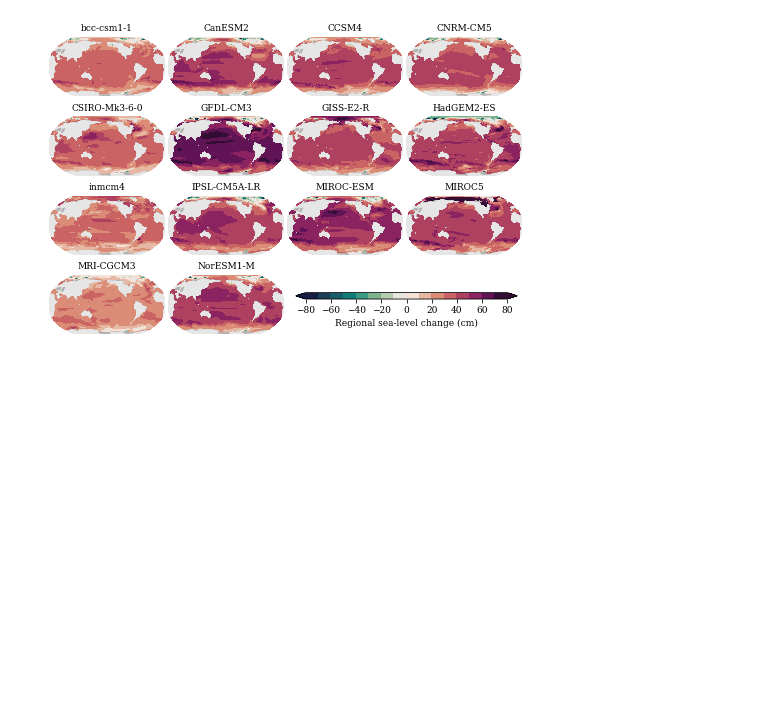
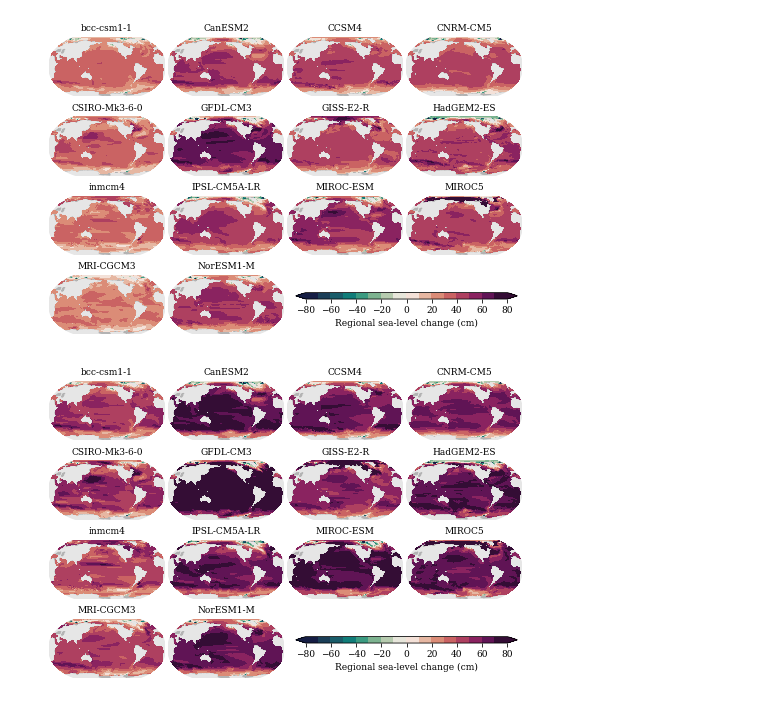
Before and after one commit to erwinlambert/codependence, a Jupyter notebook: plotcode/draftplot_ensemble_rsl.ipynb, the cells around one changed output. Saved outputs shown, nothing was run; the diff lists cells and outputs as text; code cells hidden in the pictures; blank space fills up the shorter version.

```diff
--- a/plotcode/draftplot_ensemble_rsl.ipynb
+++ b/plotcode/draftplot_ensemble_rsl.ipynb
@@ -37,31 +37,31 @@ def makeglobal(ax):
     ax.add_feature(cfeature.OCEAN,color=cols['ocean'])
     ax.outline_patch.set_visible(False)
 # %%
-fig = plt.figure()
-
 cmap1 = plt.get_cmap('cmo.curl',16)
 
-scen = 'rcp45'
-for m,model in enumerate(mods):
-    with xr.open_dataset(f'../data/rsl/{model}_{scen}.nc') as ds:
-        lon = ds['lon'].values
-        lat = ds['lat'].values
-        slr = np.nanmean(ds['SLR'][-20:,:,:].values,axis=0)
-    ax = fig.add_subplot(4,4,1+m,projection=ccrs.Robinson(central_longitude=200))
-    im = ax.pcolormesh(lon,lat,slr,transform=ccrs.PlateCarree(),vmin=-80,vmax=80,cmap=cmap1)
-    makeglobal(ax)
-    ax.set_title(model)
+for scen in ['rcp45','rcp85']:
+    fig = plt.figure()
+    for m,model in enumerate(mods):
+        with xr.open_dataset(f'../data/rsl/{model}_{scen}.nc') as ds:
+            lon = ds['lon'].values
+            lat = ds['lat'].values
+            slr = np.nanmean(ds['SLR'][-20:,:,:].values,axis=0)
+        ax = fig.add_subplot(4,4,1+m,projection=ccrs.Robinson(central_longitude=200))
+        im = ax.pcolormesh(lon,lat,slr,transform=ccrs.PlateCarree(),vmin=-80,vmax=80,cmap=cmap1)
+        makeglobal(ax)
+        ax.set_title(model)
 
-cax = fig.add_axes([.54,.15,.44,.02])
-cb = plt.colorbar(im,cax=cax,extend='both',orientation='horizontal')
-cb.set_label('Regional sea-level change (cm)')
+    cax = fig.add_axes([.54,.15,.44,.02])
+    cb = plt.colorbar(im,cax=cax,extend='both',orientation='horizontal')
+    cb.set_label('Regional sea-level change (cm)')
 
 
-figname = 'draftplot_ensemble_rsl.png'
+    figname = f'draftplot_ensemble_rsl_{scen}.png'
 
-plt.savefig(f'../figures/{figname}',dpi=600)
-plt.savefig(f'../../../writing/codependence/figures/{figname}',dpi=600)
-plt.show()
-plt.close()
+    plt.savefig(f'../figures/{figname}',dpi=600)
+    plt.savefig(f'../../../writing/codependence/figures/{figname}',dpi=600)
+    plt.show()
+    plt.close()
 # %% [output]
-[figure, old version]
+[figure, new version]
+[figure, added]
```
Also changed, not shown: 27 other files.
